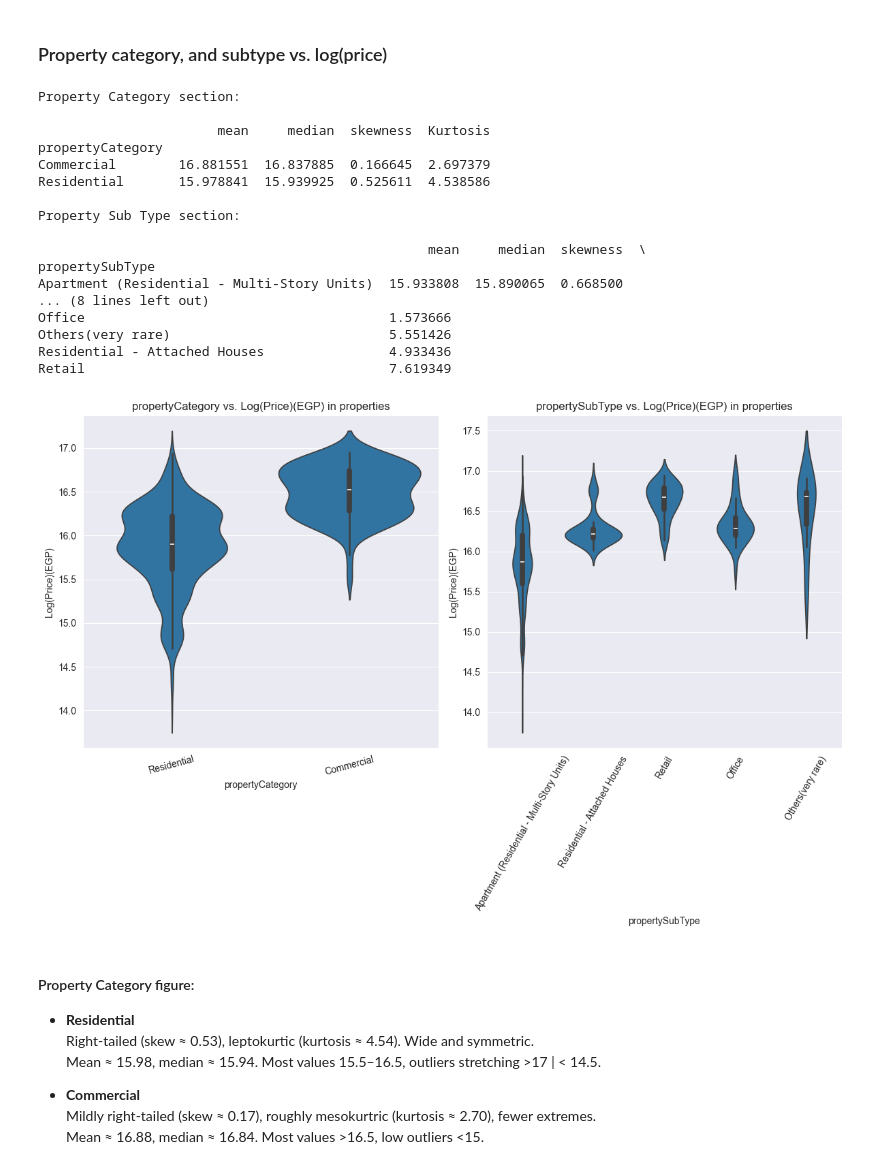
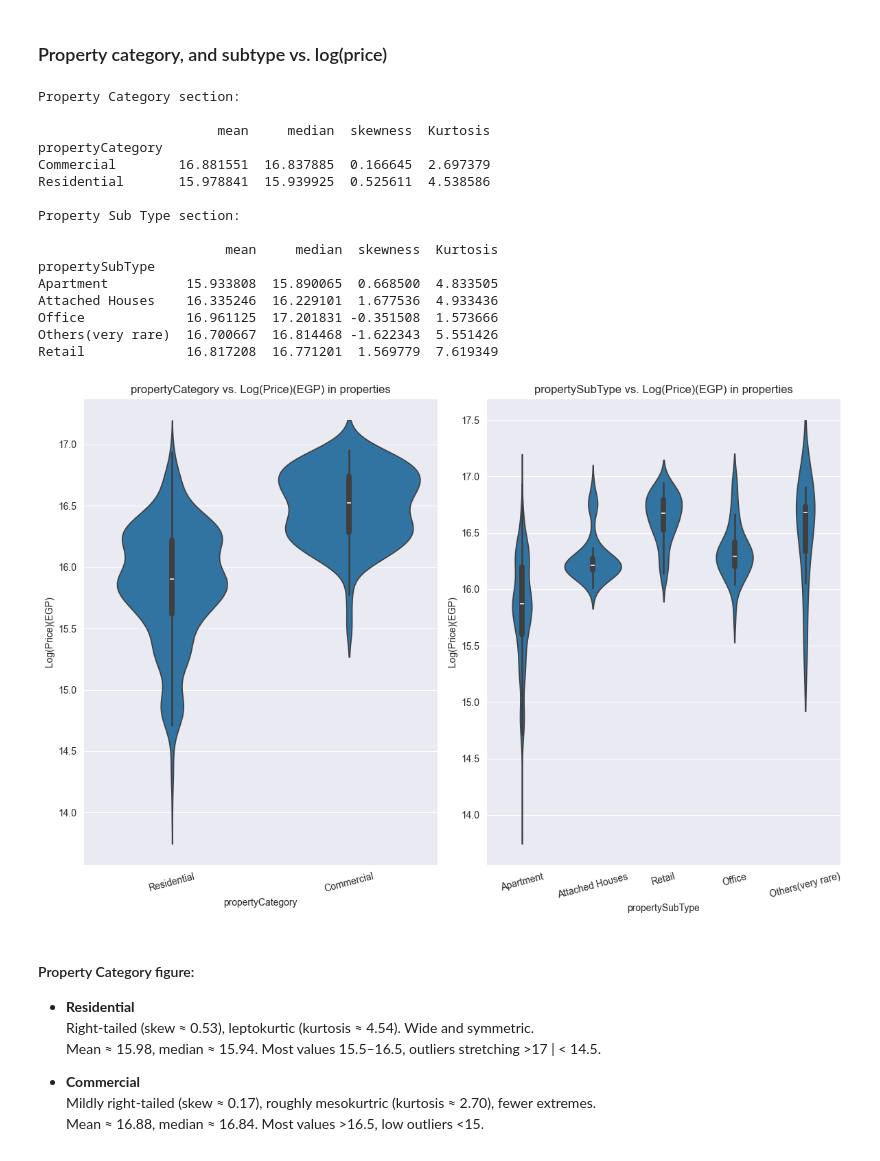
Before and after one commit to MinaAlberDS/Codveda-Internship, a Jupyter notebook: Level 1/Task 3/EDA.ipynb, the cells around one changed output. Drawn from its saved outputs; the diff is of its cells as text; code cells hidden in the pictures.

```diff
--- a/Level 1/Task 3/EDA.ipynb
+++ b/Level 1/Task 3/EDA.ipynb
@@ -13,6 +13,11 @@ sns.set_style("darkgrid")
 
 re_df = pd.read_csv(r"D:\Data science project\Data science\Codveda-internship\Level 1\Task 2\processed_real_estate.csv") # Load the data
 re_df
+
+## Fix the year_built data type due to after loading the data
+re_df["year_built"] = re_df["year_built"].astype(str)
+
+re_df
 # %% [output]
 |  | name | sqm | year_built | Price(EGP) | Price/Sqm | has_main_facilities | has_security_features | ... |
 | 0 | Alamain (Latin District) | 92.86 | 2025 | 6594000 | 71010.1228 | 1 | 1 | ... |
@@ -56,0 +69,30 @@ re_df
+# %%
+# Select numerical features
+numeric_data = re_df.select_dtypes("float").join(re_df["Price(EGP)"])
+
+# Define desired column order
+order = ["Price(EGP)", "log(price)", "sqm", "log(sqm)", "Price/Sqm", "log(price/sqm)"]
+
+# Set the order to the data
+numeric_data = numeric_data[order]
+spearman_corr_matrix = numeric_data.corr('spearman') ## spearman's correlation matrix
+
+def correlation_heatmap(corr_matrix, title:str=None):
+    """Plot a correlation heatmap for numerical features for easy analysis
+
+    Args:
+        corr_matrix (np.ndarray): The correlation matrix of any method(pearson, spearman, ...)
+        title (str, optional): The title of the heatmap chart. Defaults to None.
+    """
+
+    ## correlation heatmap
+    sns.heatmap(corr_matrix, annot=True, cmap="mako_r", fmt=".2f",
+                linewidths=0.5)
+
+    if title:
+        plt.title(title)
+    else:
+        plt.title("Correlation heatmap")
+    plt.show()
+
+correlation_heatmap(spearman_corr_matrix, "Spearman's correlation heatmap")
@@ -341,39 +401,38 @@ Matrouh      16.263566  16.210219  0.461164  3.956587
 # %%
 pro_category = "propertyCategory" # property category
 pro_subtype = "propertySubType" # property sub type
 fig, (ax1, ax2) = plt.subplots(1,2, figsize=(12,8)) # make the subplots figure
 
 ### Plot the property category chart, and the aggregated dataframe
 print("Property Category section:\n")
 violin_plot(pro_category, ax=ax1) # violin chart
 print(distribution_statistics(pro_category)) # aggregated dataframe
 
 ### Property sub type
-order = ["Apartment (Residential - Multi-Story Units)","Residential - Attached Houses",  "Retail", "Office", "Others(very rare)"]
+order = ["Apartment","Attached Houses",  "Retail", "Office", "Others(very rare)"]
 print("\nProperty Sub Type section:\n")
-violin_plot(pro_subtype, order=order, ax=ax2, rotation=60) # violin chart with rotation = 60 to avoid the overlapping
+violin_plot(pro_subtype, order=order, ax=ax2) # violin chart with rotation = 60 to avoid the overlapping
 print(distribution_statistics(pro_subtype)) # aggregated dataframe
 
 plt.tight_layout() # to fix overlapping, and figure errors
 # %% [output]
 Property Category section:
 
                        mean     median  skewness  Kurtosis
 propertyCategory
 Commercial        16.881551  16.837885  0.166645  2.697379
 Residential       15.978841  15.939925  0.525611  4.538586
 
 Property Sub Type section:
 
-                                                  mean     median  skewness  \
+                        mean     median  skewness  Kurtosis
 propertySubType
-Apartment (Residential - Multi-Story Units)  15.933808  15.890065  0.668500
-... (8 lines left out)
-Office                                       1.573666
-Others(very rare)                            5.551426
-Residential - Attached Houses                4.933436
-Retail                                       7.619349
+Apartment          15.933808  15.890065  0.668500  4.833505
+Attached Houses    16.335246  16.229101  1.677536  4.933436
+Office             16.961125  17.201831 -0.351508  1.573666
+Others(very rare)  16.700667  16.814468 -1.622343  5.551426
+Retail             16.817208  16.771201  1.569779  7.619349
-[figure, old version]
+[figure, new version]
 # %% [markdown]
 #### Property Category figure:
 - **Residential**
```
Also changed, not shown: parts of 24 cells of this notebook, 4 other files.
